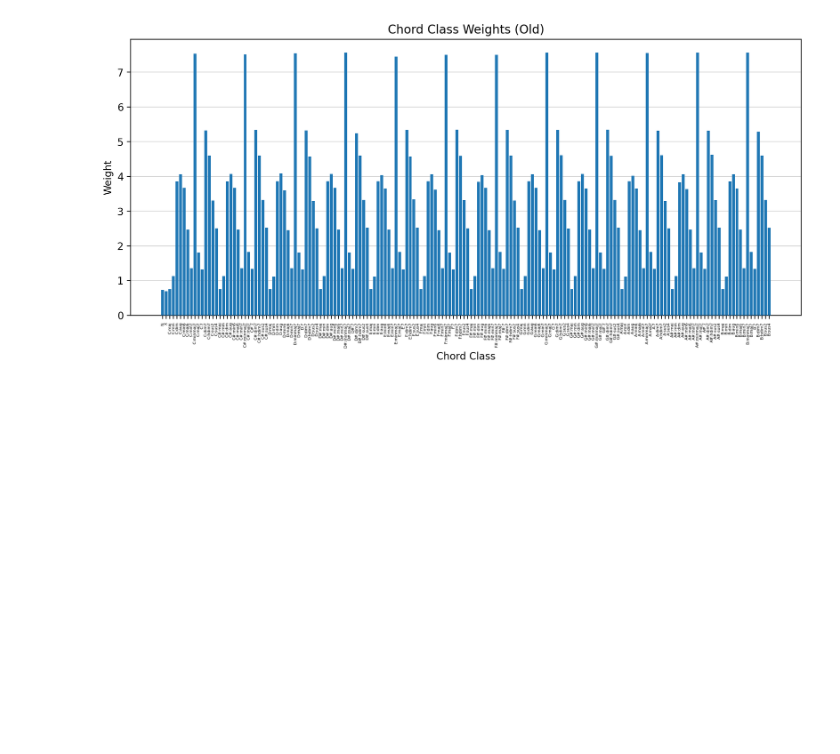
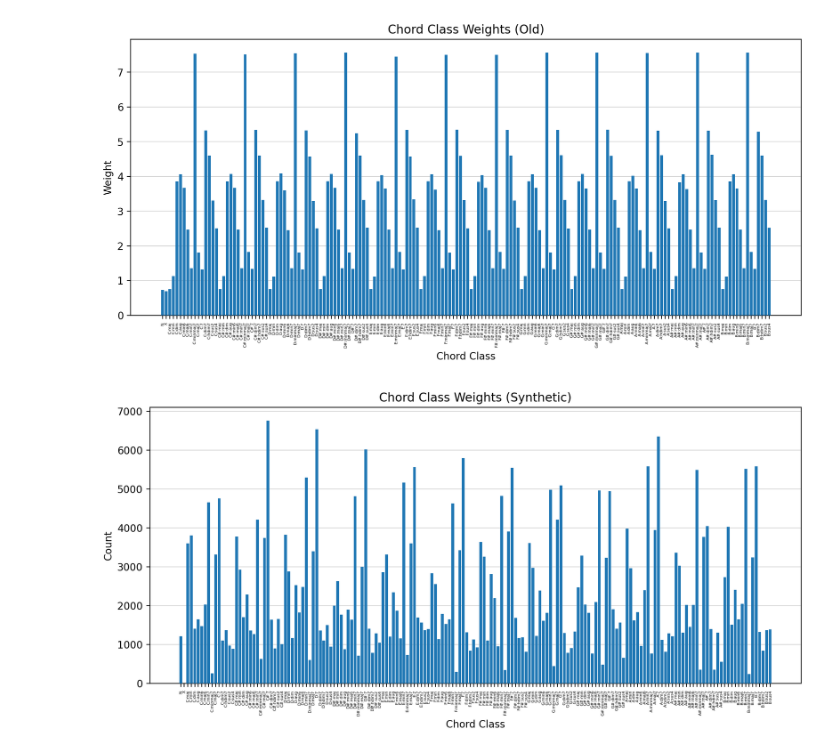
Before and after one commit to PierreRL/AutomaticChordRecognition, a Jupyter notebook: notebooks/experiments/5. Weighted Loss.ipynb, the cells around one changed output. Saved outputs shown, nothing was run; the diff lists cells and outputs as text; code cells hidden in the pictures; blank space fills up the shorter version.

Commit message:
add synthetic compatibility

```diff
--- a/notebooks/experiments/5. Weighted Loss.ipynb
+++ b/notebooks/experiments/5. Weighted Loss.ipynb
@@ -194,3 +194,22 @@ plt.savefig('./thesis/figures/class_weights_shifted_0.9.png', bbox_inches='tight
 plt.show()
 # %% [output]
 [figure]
+# %%
+synth = get_synthetic_filenames()
+synth_ds = FullChordDataset(filenames=[], synthetic_filenames=synth, dev_mode=True)
+# %%
+counts = synth_ds.get_class_counts()
+# %%
+# Plot
+plt.figure(figsize=(10, 5))
+plt.grid(axis='y', alpha=0.5, zorder=-1)
+plt.bar(range(len(counts)), counts, zorder=3, color='tab:blue')
+plt.xlabel('Chord Class')
+plt.ylabel('Count')
+plt.title('Chord Class Weights (Synthetic)')
+plt.xticks(range(len(counts)), [id_to_chord(c) for c in range(NUM_CHORDS)] , rotation=90, fontsize=4)
+plt.tight_layout()
+# plt.savefig('./thesis/figures/class_weights_synth.png', bbox_inches='tight')
+plt.show()
+# %% [output]
+[figure, added]
```
Also changed, not shown: parts of 7 cells of this notebook, 13 other files.
